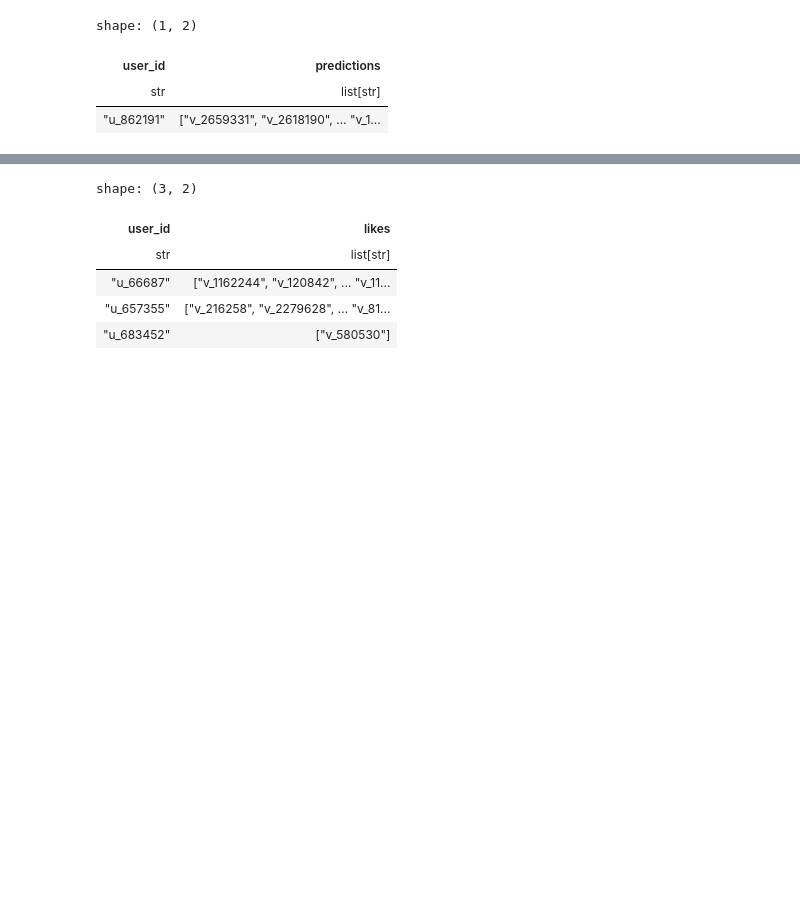
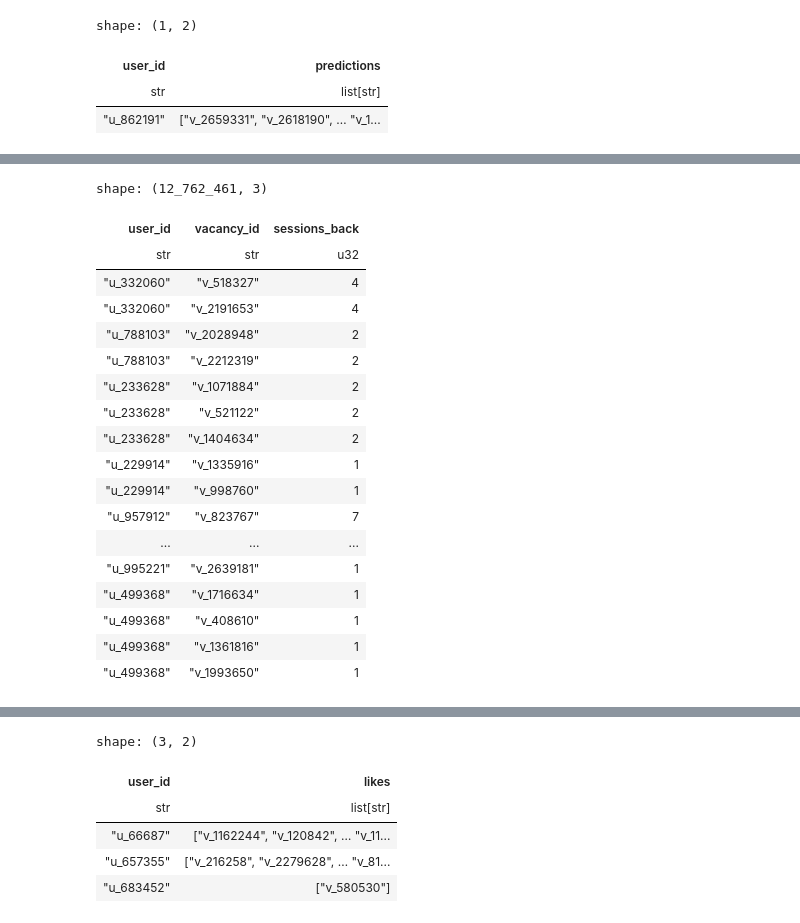
Before and after one commit to roma1n/hh-recsys-cometition, a Jupyter notebook: notebooks/model_application.ipynb, the cells around one changed output, grey strips where cells are left out. Drawn from its saved outputs; the diff is of its cells as text; code cells hidden in the pictures; blank space fills up the shorter version.

```diff
--- a/notebooks/model_application.ipynb
+++ b/notebooks/model_application.ipynb
@@ -425,0 +422,13 @@ shape: (3, 5)
+# %%
+last_sessions = log.sort('session_end_dt', descending=True).group_by(
+    'user_id'
+).agg(
+    pl.col('session_end_dt'),
+    pl.cum_count().alias('idx'),
+).select(
+    'user_id',
+    pl.col('session_end_dt').list.head(10).alias('last_sessions'),
+    pl.col('idx').list.head(10),
+)
+
+last_sessions.head(2)
@@ -425,0 +441,12 @@ shape: (3, 5)
+# %%
+j = log.select(
+    'user_id',
+    'session_end_dt',
+    'vacancy_id',
+).explode(
+    'vacancy_id',
+).join(
+    last_sessions,
+    on='user_id'
+)
+j.head(2)
@@ -425,0 +459,32 @@ shape: (3, 5)
+# %%
+j.explode(
+    'idx',
+    'last_sessions',
+).filter(
+    pl.col('session_end_dt') == pl.col('last_sessions'),
+).group_by(
+    'user_id',
+    'vacancy_id'
+).agg(
+    pl.col('idx').min().alias('sessions_back'),
+)
+# %% [output]
+shape: (12_762_461, 3)
+| user_id | vacancy_id | sessions_back |
+| str | str | u32 |
+| "u_332060" | "v_518327" | 4 |
+| "u_332060" | "v_2191653" | 4 |
+| "u_788103" | "v_2028948" | 2 |
+| "u_788103" | "v_2212319" | 2 |
+| "u_233628" | "v_1071884" | 2 |
+| "u_233628" | "v_521122" | 2 |
+| "u_233628" | "v_1404634" | 2 |
+| "u_229914" | "v_1335916" | 1 |
+| "u_229914" | "v_998760" | 1 |
+| "u_957912" | "v_823767" | 7 |
+| ... | ... | ... |
+| "u_995221" | "v_2639181" | 1 |
+| "u_499368" | "v_1716634" | 1 |
+| "u_499368" | "v_408610" | 1 |
+| "u_499368" | "v_1361816" | 1 |
+| "u_499368" | "v_1993650" | 1 |
```
Also changed, not shown: parts of 12 cells of this notebook, 6 other files.
